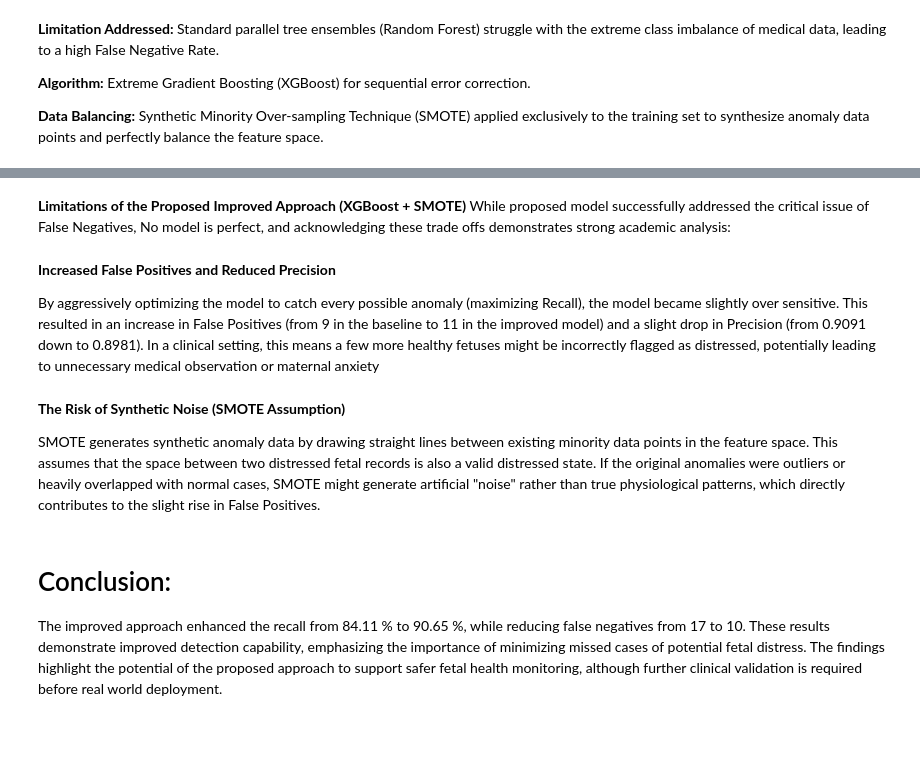
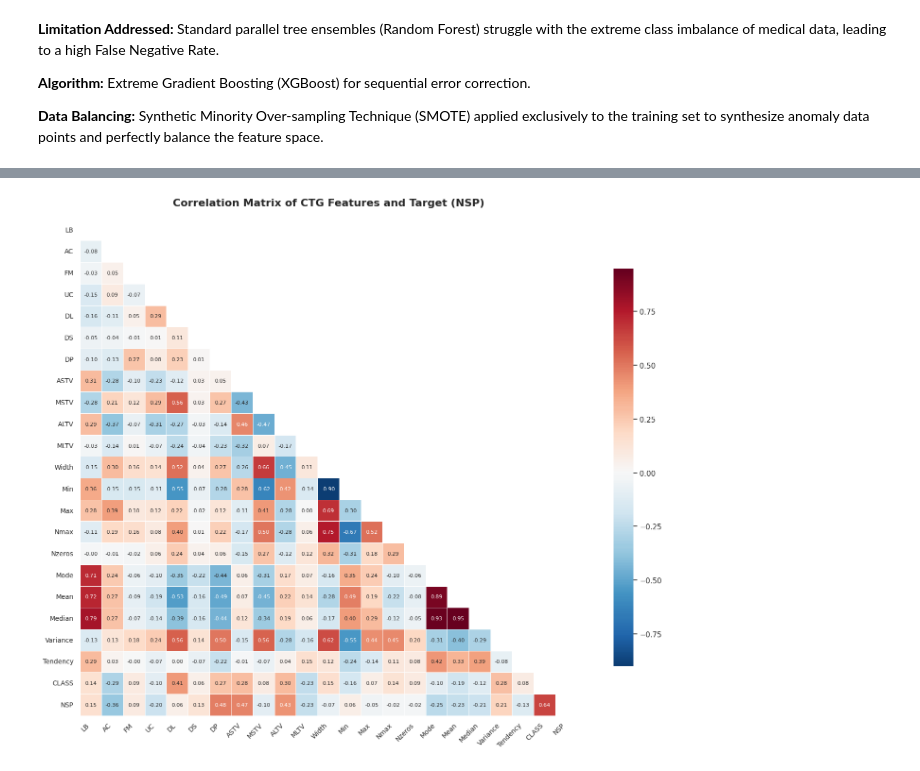
Before and after one commit to YadurajSiddarth/Fetal-monitoring-ctg-, a Jupyter notebook: Fetus_Monitoring_(CTG).ipynb, the cells around one changed output, grey strips where cells are left out. Saved outputs shown, nothing was run; the diff lists cells and outputs as text; code cells hidden in the pictures; blank space fills up the shorter version.

```diff
--- a/Fetus_Monitoring_(CTG).ipynb
+++ b/Fetus_Monitoring_(CTG).ipynb
@@ -494,15 +570,24 @@ display(final_comparison_df)
-# %% [markdown]
-**Limitations of the Proposed Improved Approach (XGBoost + SMOTE)**
-While proposed model successfully addressed the critical issue of False Negatives, No model is perfect, and acknowledging these trade offs demonstrates strong academic analysis:
-# %% [markdown]
-**Increased False Positives and Reduced Precision**
-
-By aggressively optimizing the model to catch every possible anomaly (maximizing Recall), the model became slightly over sensitive. This resulted in an increase in False Positives (from 9 in the baseline to 11 in the improved model) and a slight drop in Precision (from 0.9091 down to 0.8981). In a clinical setting, this means a few more healthy fetuses might be incorrectly flagged as distressed, potentially leading to unnecessary medical observation or maternal anxiety
-# %% [markdown]
-**The Risk of Synthetic Noise (SMOTE Assumption)**
-
-SMOTE generates synthetic anomaly data by drawing straight lines between existing minority data points in the feature space. This assumes that the space between two distressed fetal records is also a valid distressed state. If the original anomalies were outliers or heavily overlapped with normal cases, SMOTE might generate artificial "noise" rather than true physiological patterns, which directly contributes to the slight rise in False Positives.
-# %% [markdown]
-# Conclusion:
-
- The improved approach enhanced the recall from 84.11 % to 90.65 %, while reducing false negatives from 17 to 10. These results demonstrate improved detection capability, emphasizing the importance of minimizing missed cases of potential fetal distress. The findings highlight the potential of the proposed approach to support safer fetal health monitoring, although further clinical validation is required before real world deployment.
+# %%
+# ==========================================
+# VISUALIZATION 1: CORRELATION MATRIX
+# ==========================================
+plt.figure(figsize=(16, 12))
+
+# Calculate correlation matrix on the original dataframe (including target)
+corr_matrix = df.corr()
+
+# Create a mask for the upper triangle (optional, but makes it cleaner)
+mask = np.triu(np.ones_like(corr_matrix, dtype=bool))
+
+# Plot Heatmap
+sns.heatmap(corr_matrix, mask=mask, cmap='RdBu_r', annot=True, fmt='.2f',
+            annot_kws={"size": 8}, center=0, square=True, linewidths=.5,
+            cbar_kws={"shrink": 0.8})
+
+plt.title('Correlation Matrix of CTG Features and Target (NSP)', fontsize=16, fontweight='bold', pad=20)
+plt.xticks(rotation=45, ha='right', fontsize=10)
+plt.yticks(fontsize=10)
+plt.tight_layout()
+plt.show()
+# %% [output]
+[figure, added]
```
Also changed, not shown: parts of 17 cells of this notebook.
